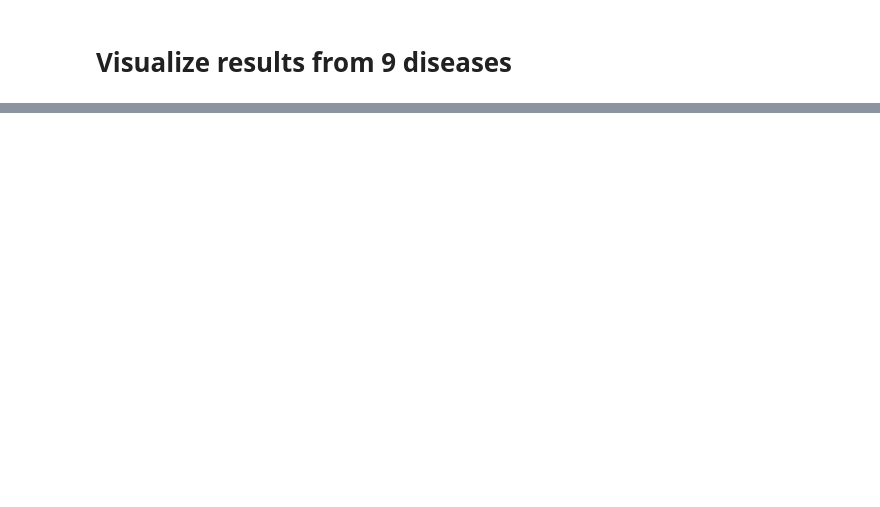
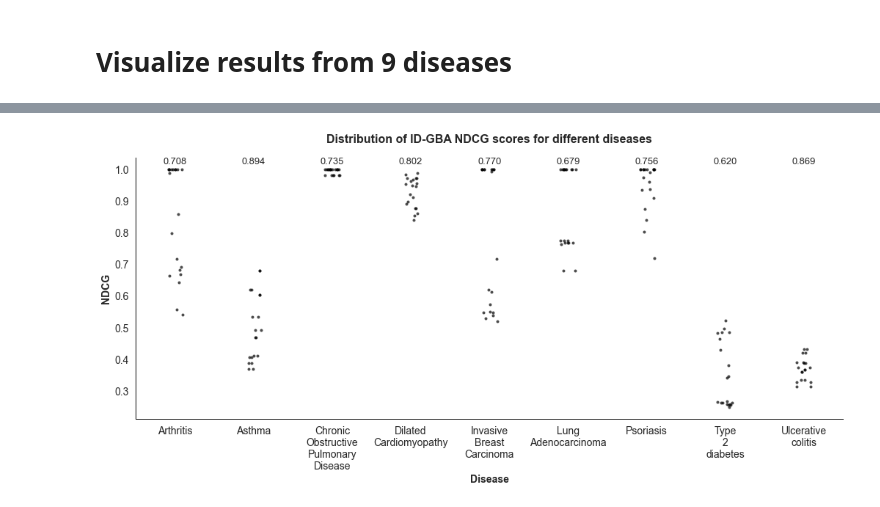
Before and after one commit to BRL-BCM/CTD, a Jupyter notebook: notebooks/gba_figure.ipynb, the cells around one changed output, grey strips where cells are left out. Cells and saved outputs as stored; diff of their text form; code cells hidden in the pictures; blank space fills up the shorter version.

```diff
--- a/notebooks/gba_figure.ipynb
+++ b/notebooks/gba_figure.ipynb
@@ -83,0 +108,49 @@ plt.show()
+# %%
+subset_df = all_dfs[all_dfs['algorithm'].isin(['ID-GBA'])]
+subset_df = subset_df[subset_df['disease'].isin(show_diseases)]
+
+
+# Set the figure size and style for Nature-like aesthetics
+sns.set(style="white", context="notebook", font="Arial", rc={"axes.edgecolor": "black", "axes.linewidth": 1})
+
+plt.figure(figsize=(len(show_diseases) * 1.6, 7))
+
+# Add light vertical lines to separate diseases
+# for i in range(len(show_diseases) - 1):
+#     plt.axvline(i + 0.5, color='gray', linestyle='--', linewidth=0.5, alpha=0.7)
+
+# Beautify the axes labels and title
+plt.xlabel('Disease', fontsize=14, fontweight='bold', fontname='Arial')
+plt.ylabel('NDCG', fontsize=14, fontweight='bold', fontname='Arial')
+plt.title('Distribution of ID-GBA NDCG scores for different diseases', fontsize=16, fontweight='bold', fontname='Arial', pad=20)
+
+# Remove unnecessary spines for a clean look
+sns.despine(top=True, right=True, left=False, bottom=False)
+
+# Add data points with a jittered stripplot for better visibility
+sns.stripplot(data=subset_df, x='disease', y='ndgc',
+              color='black', size=4, jitter=True, alpha=0.7)
+
+# Add conductance values above each box at y=1.01
+for i, (disease, cond) in enumerate(conductances.items()):
+    plt.text(i, 1.01, f'{cond:.3f}', ha='center', va='bottom', fontsize=13, fontname='Arial')
+
+plt.yticks(fontsize=14, fontname='Arial')
+
+# Adjust x-tick labels for better alignment
+plt.xticks(
+    ticks=range(len(show_diseases)),  # Explicitly set ticks for the diseases
+    labels=show_diseases,  # Use the disease names as labels
+    fontsize=14,  # Adjust font size
+    fontname='Arial',  # Set the font
+    rotation=0,  # Keep labels upright since they contain newline characters
+    ha='center',  # Center-align the labels under the corresponding group
+)
+
+
+# Save and show the plot
+plt.savefig('ndcg_9_diseases_idgba.png', dpi=300, bbox_inches='tight')
+plt.tight_layout()
+plt.show()
+# %% [output]
+[figure, added]
```
Also changed, not shown: parts of 2 cells of this notebook.
